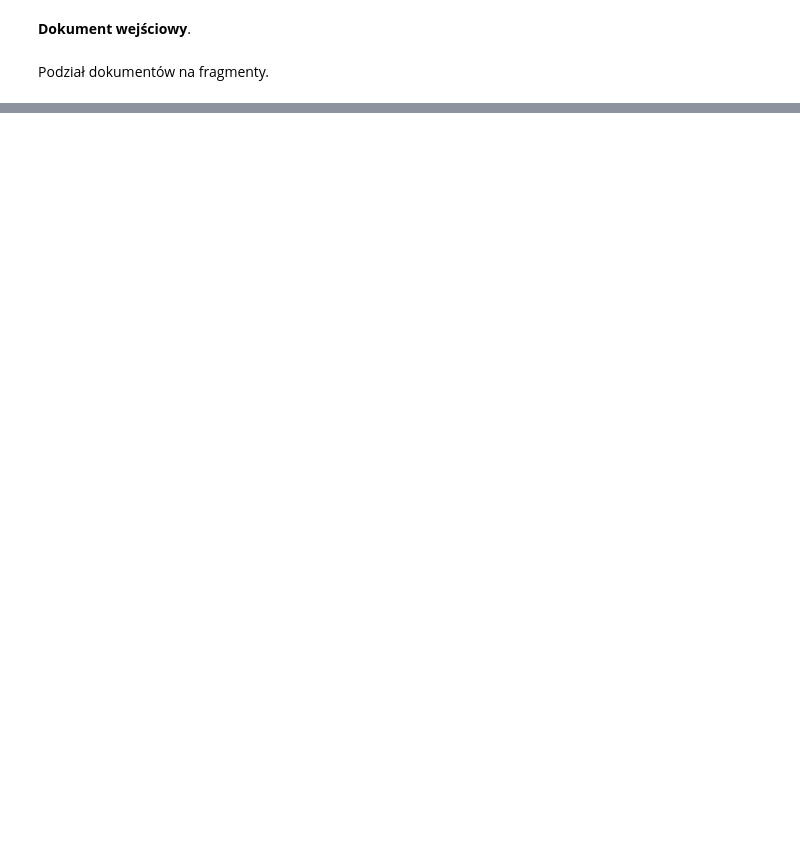
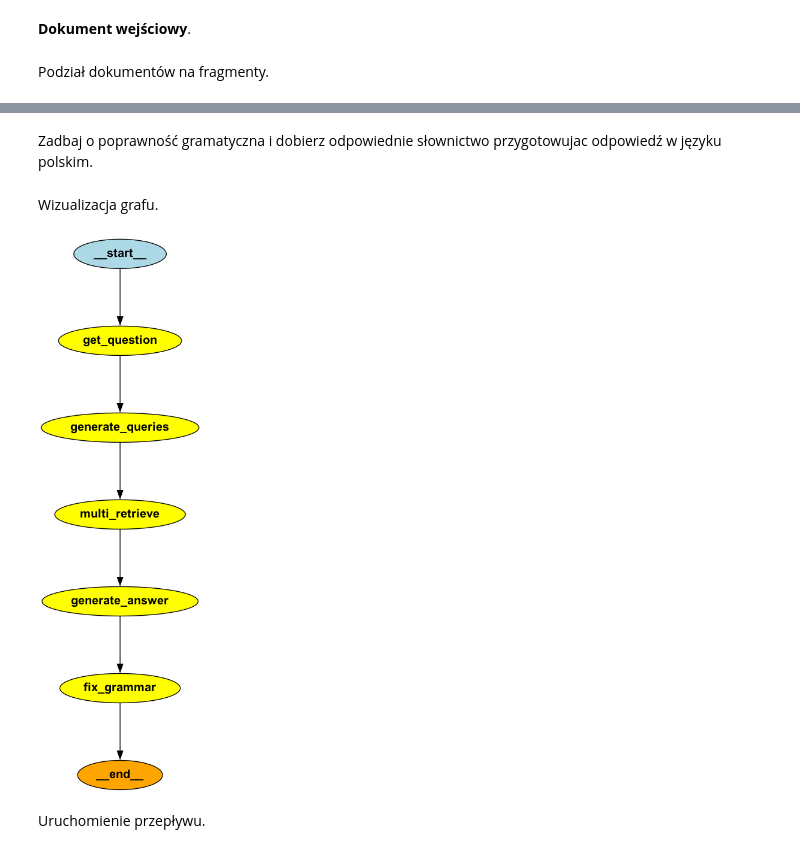
Before and after one commit to stasulam/rags-101, a Jupyter notebook: langgraph-101.ipynb, the cells around one changed output, grey strips where cells are left out. Saved outputs shown, nothing was run; the diff lists cells and outputs as text; code cells hidden in the pictures; blank space fills up the shorter version.

```diff
--- a/langgraph-101.ipynb
+++ b/langgraph-101.ipynb
@@ -115,0 +87,2 @@ Image(filename="graph.png")
+# %%
+state = generate_queries(state)
@@ -115,0 +100,2 @@ Image(filename="graph.png")
+# %%
+state = multi_retrieve(state)
@@ -115,0 +133,45 @@ Image(filename="graph.png")
+# %% [markdown]
+Zadbaj o poprawność gramatyczna i dobierz odpowiednie słownictwo przygotowujac odpowiedź w języku polskim.
+# %%
+def fix_grammar(state: GraphState) -> GraphState:
+    answer = state["answer"]
+    prompt = f"""Zastanów się, czy możesz poprawić poprawność gramatyczna i słownictwo
+    modyfikujac odpowiedz, która przygotowałeś, tak, aby była napisana doskonała polszczyzna.
+
+    Twoja odpowiedz:
+
+    {answer}
+
+    Zwróć wyłacznie treść poprawionej odpowiedzi.
+    """
+    answer_pl = llm.invoke(prompt)
+    return {**state, "answer_pl": answer_pl}
+# %%
+graph = StateGraph(GraphState)
+
+graph.add_node("get_question", get_user_question)
+graph.add_node("generate_queries", generate_queries)
+graph.add_node("multi_retrieve", multi_retrieve)
+graph.add_node("generate_answer", generate_final_answer)
+graph.add_node("fix_grammar", fix_grammar)
+
+graph.set_entry_point("get_question")
+graph.add_edge("get_question", "generate_queries")
+graph.add_edge("generate_queries", "multi_retrieve")
+graph.add_edge("multi_retrieve", "generate_answer")
+graph.add_edge("generate_answer", "fix_grammar")
+graph.add_edge("fix_grammar", END)
+
+rag_graph = graph.compile()
+# %% [markdown]
+Wizualizacja grafu.
+# %%
+from IPython.display import Image
+
+rag_graph.get_graph().draw_png("graph.png")
+
+Image("graph.png")
+# %% [output]
+[figure, added]
+# %% [markdown]
+Uruchomienie przepływu.
```
Also changed, not shown: parts of 33 cells of this notebook, 1 other file.
